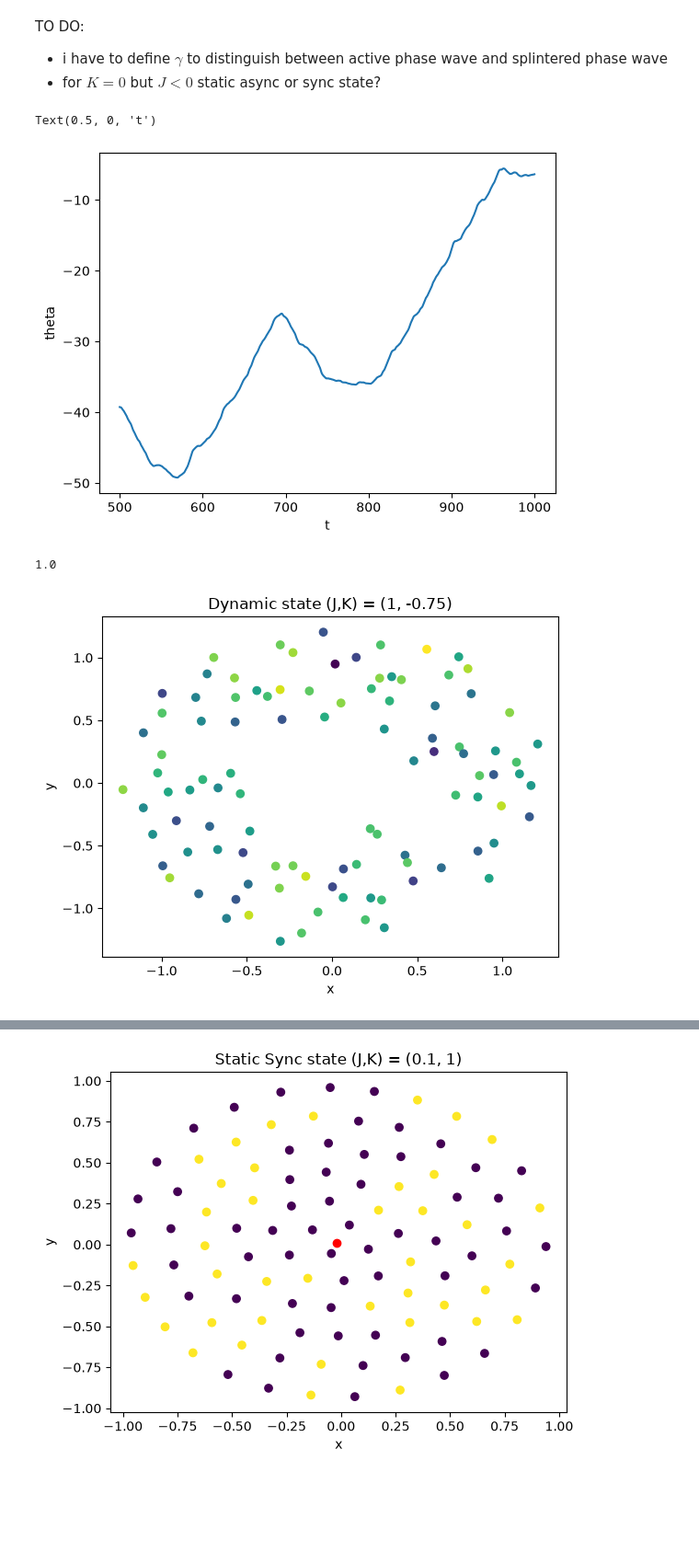
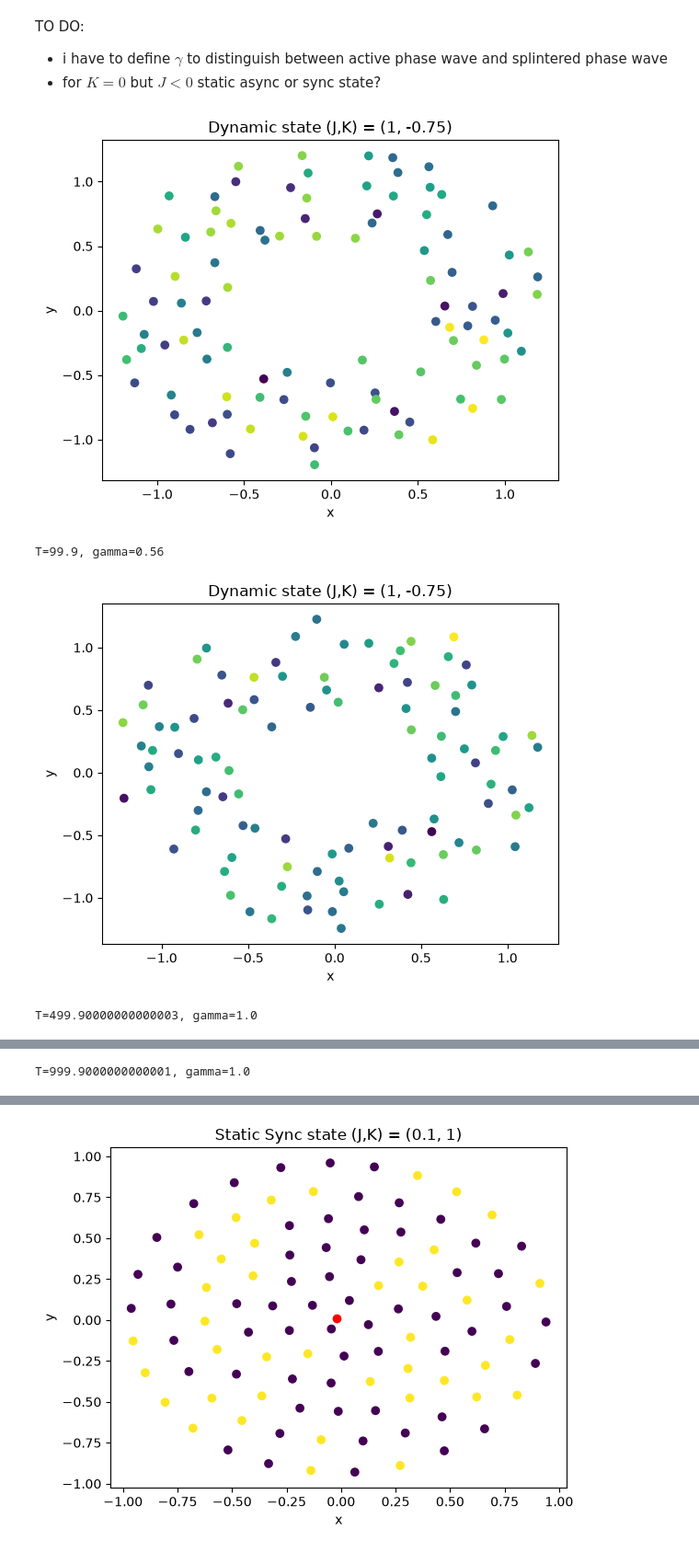
Before and after one commit to sofiadilucia/PoCN_project, a Jupyter notebook: code/swarmalators.ipynb, the cells around one changed output, grey strips where cells are left out. Shown at 92% size. Saved outputs shown, nothing was run; the diff lists cells and outputs as text; code cells hidden in the pictures; blank space fills up the shorter version.

Commit message:
test on gamma

```diff
--- a/code/swarmalators.ipynb
+++ b/code/swarmalators.ipynb
@@ -59,7 +59,7 @@ x0 = np.random.uniform(-1, 1, (N,2))
 theta0 = np.random.uniform(-np.pi, np.pi, N)
 
 z0 = np.concatenate([x0.ravel(), theta0])
-t = np.arange(start=0, stop=1000, step=0.1)
+t = np.arange(start=0, stop=100, step=0.1)
 # %% [markdown]
 $K_c\approx-1.2J$
 # %% [markdown]
@@ -190,14 +152,13 @@ def solution(J, K, z0, t, N):
 # %%
-def func_gamma(t, params):
+def func_gamma(t, params, N):
     positions = params['x']
-    phases = params['phases']
+    phases = params['theta']
 
     xi, yi = positions[:,:,0], positions[:,:,1]
 
     transient = int(len(t)*0.5) # first half transients
     xi, yi = xi[transient:], yi[transient:]
     theta = phases[transient:]
-    test = np.array(theta[:,0])
 
     # averaging over the population
     xc, yc = np.mean(xi, axis=1), np.mean(yi, axis=1)
@@ -225,17 +186,22 @@ def func_gamma(t, params):
         )
 
         completed[i] = theta_cycle and phi_cycle
+
     gamma = np.sum(completed) / N
-    print(gamma)
+
+    return gamma
-# %%
-plt.plot(t[5000:], test)
-plt.ylabel('theta')
-plt.xlabel('t')
-# %% [output]
-Text(0.5, 0, 't')
-[figure, removed]
 # %%
-S_test, test = solution(1, -0.75, z0, t, N)
+t1 = np.arange(start=0, stop=100, step=0.1)
+t5 = np.arange(start=0, stop=500, step=0.1)
+t10 = np.arange(start=0, stop=1000, step=0.1)
+time = [t1, t5, t10]
+
+for ti in time:
+    params_test = solution(1, -0.75, z0, ti, N)
+    gamma_test = func_gamma(ti, params_test, N)
+    print(f'T={ti[-1]}, gamma={gamma_test}')
 # %% [output]
+[figure, new version]
-1.0
+T=99.9, gamma=0.56
-[figure, old version]
+[figure, added]
+T=499.90000000000003, gamma=1.0
@@ -241,0 +209 @@ S_test, test = solution(1, -0.75, z0, t, N)
+T=999.9000000000001, gamma=1.0
```
Also changed, not shown: parts of 7 cells of this notebook.
